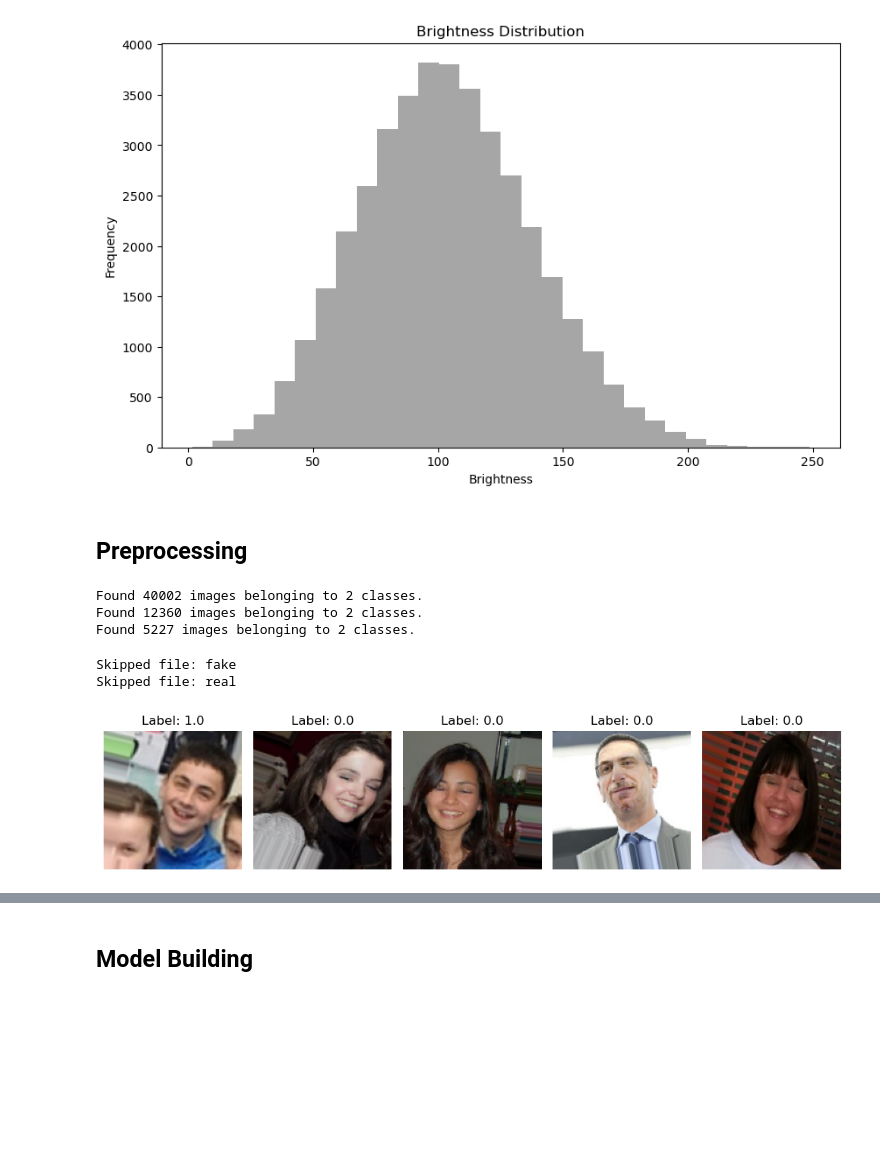
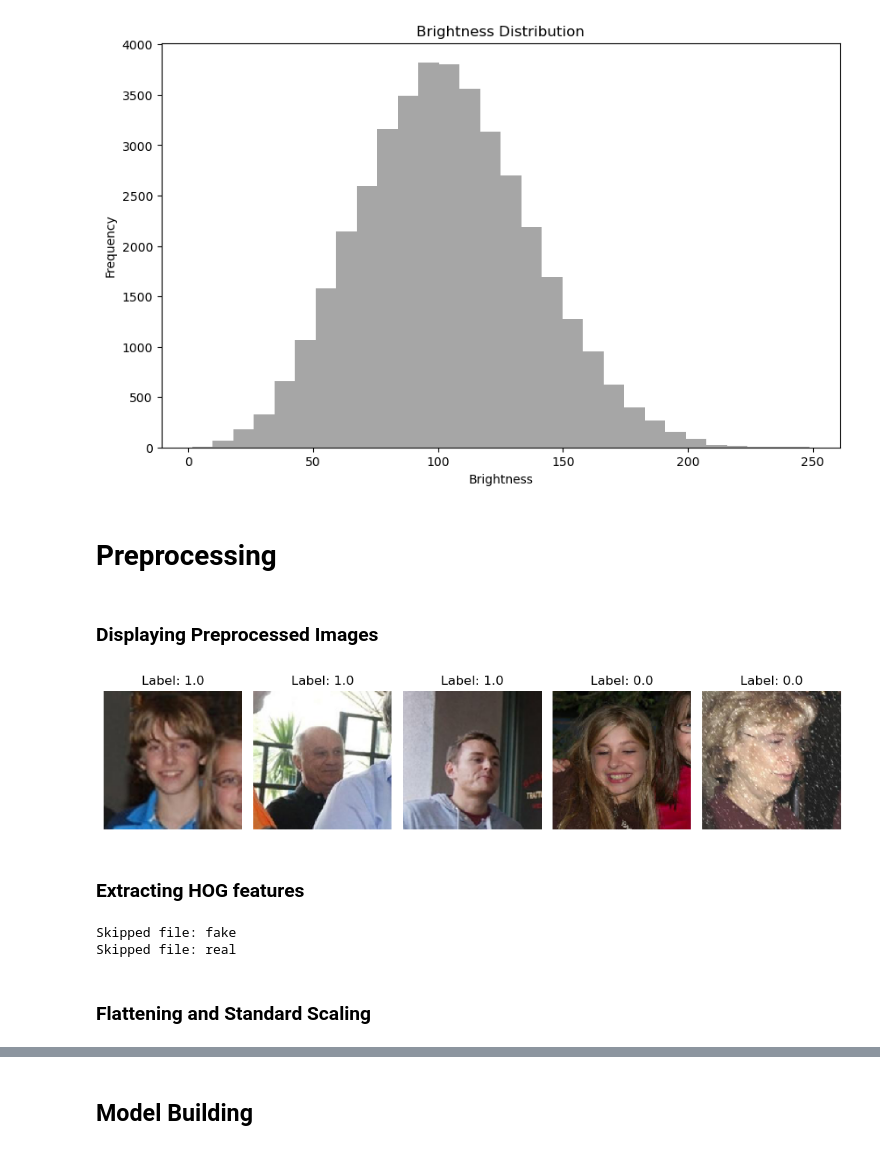
Before and after one commit to tinolinton/cnn, a Jupyter notebook: project.ipynb, the cells around one changed output, grey strips where cells are left out. Drawn from its saved outputs; the diff is of its cells as text; code cells hidden in the pictures; blank space fills up the shorter version.

```diff
--- a/project.ipynb
+++ b/project.ipynb
@@ -74,0 +40,9 @@ Found 5227 images belonging to 2 classes.
+# %%
+# Set base directory
+base_dir = r"D:\Documents\cnn\Data Set 1"
+
+data_directories = {
+    "train": os.path.join(base_dir, "train"),
+    "val": os.path.join(base_dir, "val"),
+    "test": os.path.join(base_dir, "test")
+}
@@ -74,0 +51,21 @@ Found 5227 images belonging to 2 classes.
+# %%
+# ImageDataGenerator for training, validation, and testing
+gen = tf.keras.preprocessing.image.ImageDataGenerator(rescale=1./255)
+
+generators = {name: gen.flow_from_directory(
+    directory,
+    target_size=(150, 150),
+    batch_size=32,
+    class_mode='binary',
+    shuffle=(name != "test")  # Don't shuffle test set
+) for name, directory in data_directories.items()}
+
+# Helper function to get class names and image counts
+def get_class_counts(directory):
+    try:
+        class_names = [entry.name for entry in os.scandir(directory) if entry.is_dir()]
+        class_counts = [len([img for img in os.scandir(os.path.join(directory, class_name)) if img.is_file()]) for class_name in class_names]
+        return class_names, class_counts
+    except FileNotFoundError:
+        print(f"Directory not found: {directory}")
+        return [], []
@@ -363,7 +283,7 @@ analyze_brightness_distribution(train_dir)
 # %% [output]
 [figure]
 # %% [markdown]
-## Preprocessing
+# Preprocessing
 # %%
 # Set parameters for image preprocessing
 image_size = (150, 150)
@@ -471,11 +396,13 @@ def load_images_and_extract_features(folder, valid_extensions=None):
             print(f"Skipped file: {filename}")
 
     return np.array(features), np.array(labels)
-# %%
-# Create data generators
-train_generator, val_generator, test_generator = create_data_generators(train_dir, val_dir, test_dir)
-# %% [output]
-Found 40002 images belonging to 2 classes.
-Found 12360 images belonging to 2 classes.
-Found 5227 images belonging to 2 classes.
+# %% [markdown]
+### Displaying Preprocessed Images
+# %%
+# Display preprocessed images from training set
+display_preprocessed_images(generators["train"])
+# %% [output]
+[figure, added]
+# %% [markdown]
+### Extracting HOG features
 # %%
@@ -485,8 +411,3 @@ train_features, train_labels = load_images_and_extract_features(folder_path)
 # %% [output]
 Skipped file: fake
 Skipped file: real
-# %%
-# Display preprocessed images from training set
-display_preprocessed_images(train_generator, num_samples=5)
-# %% [output]
-[figure, removed]
@@ -495,0 +414,2 @@ train_features = np.array(train_features)
+# %% [markdown]
+### Flattening and Standard Scaling
```
Also changed, not shown: parts of 32 cells of this notebook.
